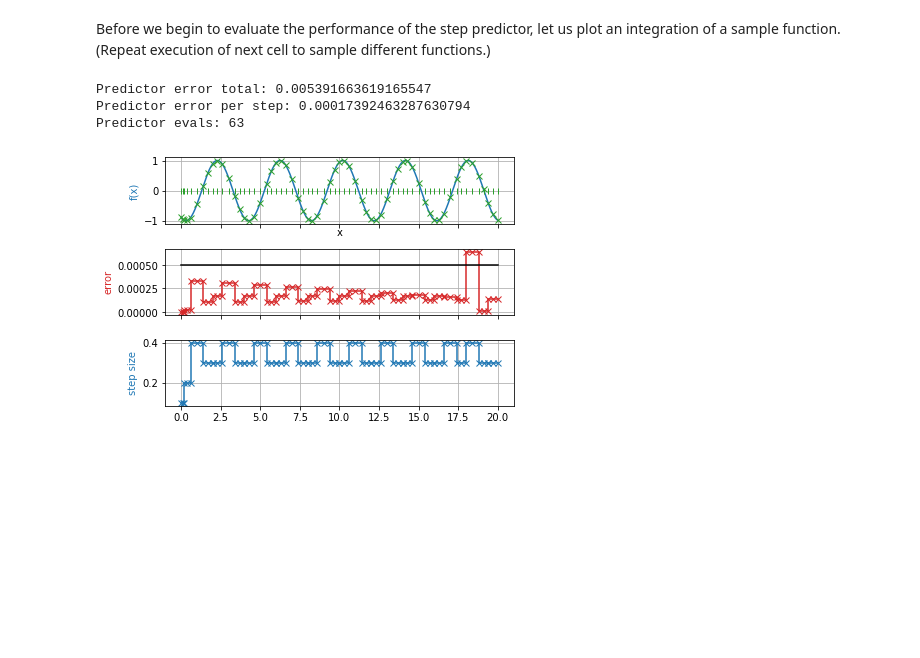
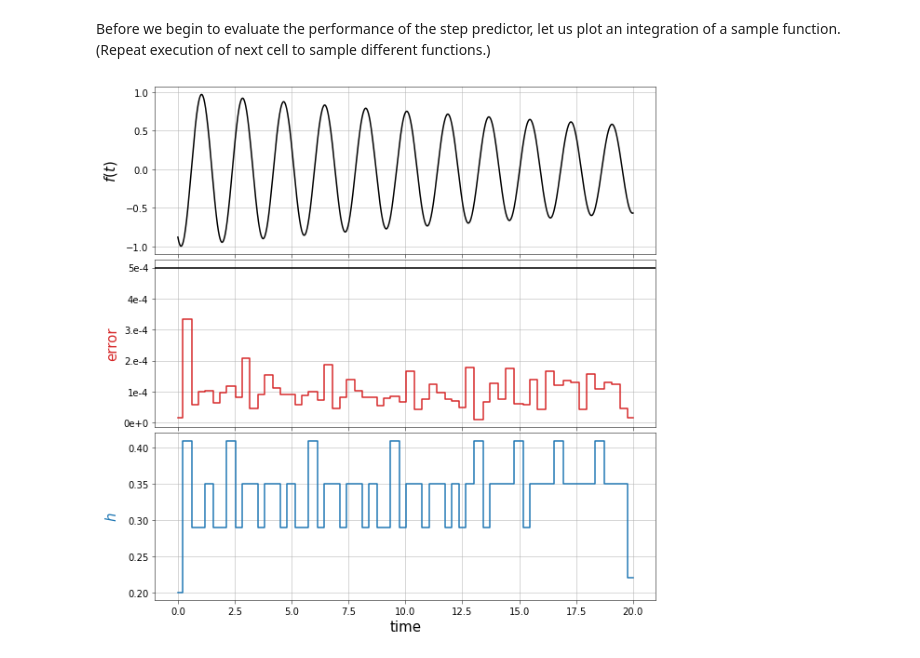
Before and after one commit to lueckem/quadrature-ML, a Jupyter notebook: quadrature.ipynb, the cells around one changed output. Cells and saved outputs as stored; diff of their text form; code cells hidden in the pictures; blank space fills up the shorter version.

```diff
--- a/quadrature.ipynb
+++ b/quadrature.ipynb
@@ -96 +96,24 @@ def choose_action(actions, eps):
+# %%
+def choose_action(actions, eps, dim_action):
+    """
+    With probability 0.5*eps choose the action one above the favored action and with probability 0.5*eps the action
+    below the favored. Otherwise choose the favored action.
+
+    Parameters
+    ----------
+    actions : np.ndarray
+    eps : float
+    dim_action : int
+
+    Returns
+    -------
+    int
+    """
+    favored = np.argmax(actions)
+    if np.random.sample() < 0.5 * eps:
+        return min(favored + 1, dim_action - 1)
+    elif np.random.sample() < eps:
+        return max(favored - 1, 0)
+    else:
+        return favored
 # %% [markdown]
@@ -149,23 +166,26 @@ loss_predictor: 0.5766893625259399
 # %%
 # load an already trained NN
-predictor.model = build_value_model(dim_state=nodes_per_step, dim_action=dim_action, memory=memory,
-                                    filename='adaptive/model_quad/model_sinus/Simpson/predictor')
+predictor.model = build_value_model(dim_state=dim_state, dim_action=dim_action, memory=memory,
+                                    filename='adaptive/model_quad/sinusoid/predictor')
 # %% [markdown]
 Before we begin to evaluate the performance of the step predictor, let us plot an integration of a sample function. (Repeat execution of next cell to sample different functions.)
-# %%
-from adaptive.comparison import integrate_env
-
-env.reset()
-_, evals, _, errors = integrate_env(predictor, integrator, env, x0=x0, x1=x1)
-
-print('Predictor error total: {}'.format(np.sum(errors)))
-print('Predictor error per step: {}'.format(np.mean(errors)))
-print('Predictor evals: {}'.format(evals))
-
-env.plot(x_min=x0, x_max=x1)
-# %% [output]
-Predictor error total: 0.005391663619165547
-Predictor error per step: 0.00017392463287630794
-Predictor evals: 63
-[figure, removed]
+# %%
+from adaptive.comparison import integrate_env
+
+env.reset(integrator)
+_, evals, _, errors = integrate_env(predictor, integrator, env, x0=t0, x1=t1)
+
+# plot the time-stepping
+from adaptive.plots import plot_trajectory_quad
+fig, ax = plot_trajectory_quad(nodes=env.nodes,
+                                f=env.fun,
+                                errors=env.errors,
+                                deltas=env.deltas,
+                                error_tolerance=env.error_tol,
+                                figsize=(8, 8),
+                                linewidth=1.5,
+                                axislabelsize=15,
+                                ticklabelsize=10)
+# %% [output]
+[figure, added]
 # %% [markdown]
```
Also changed, not shown: parts of 23 cells of this notebook, 26 other files.
